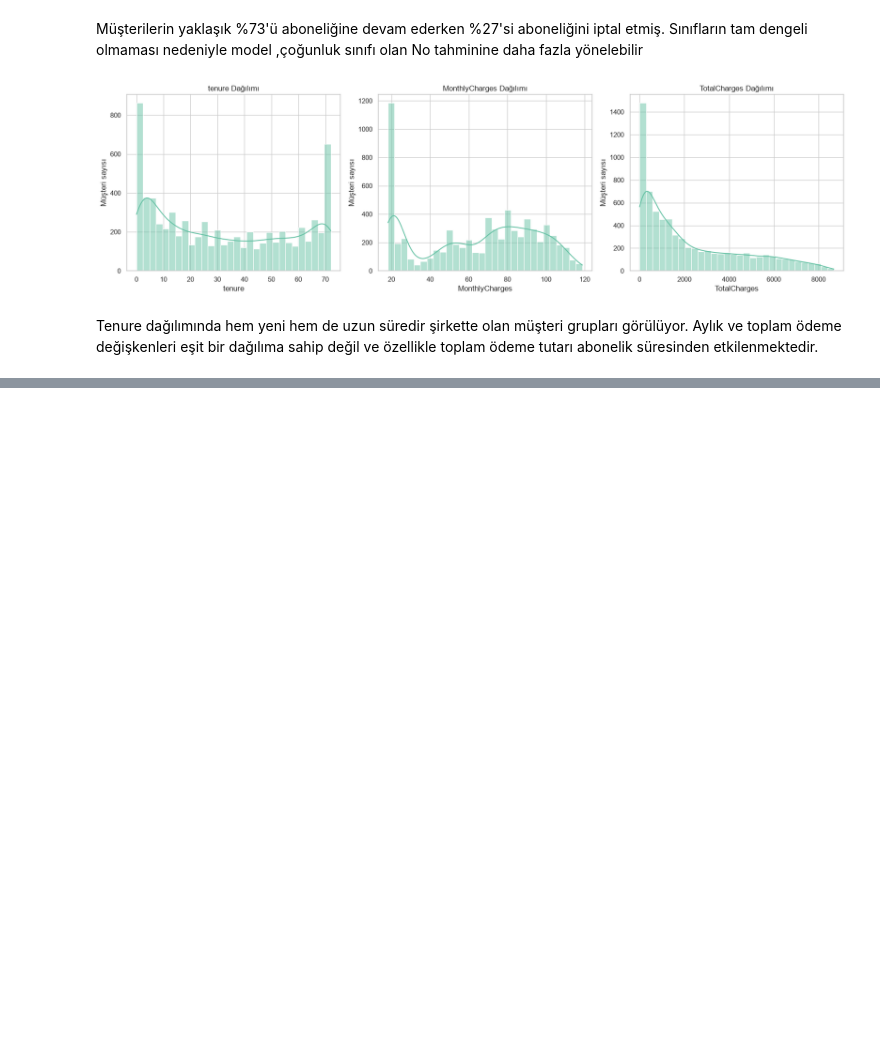
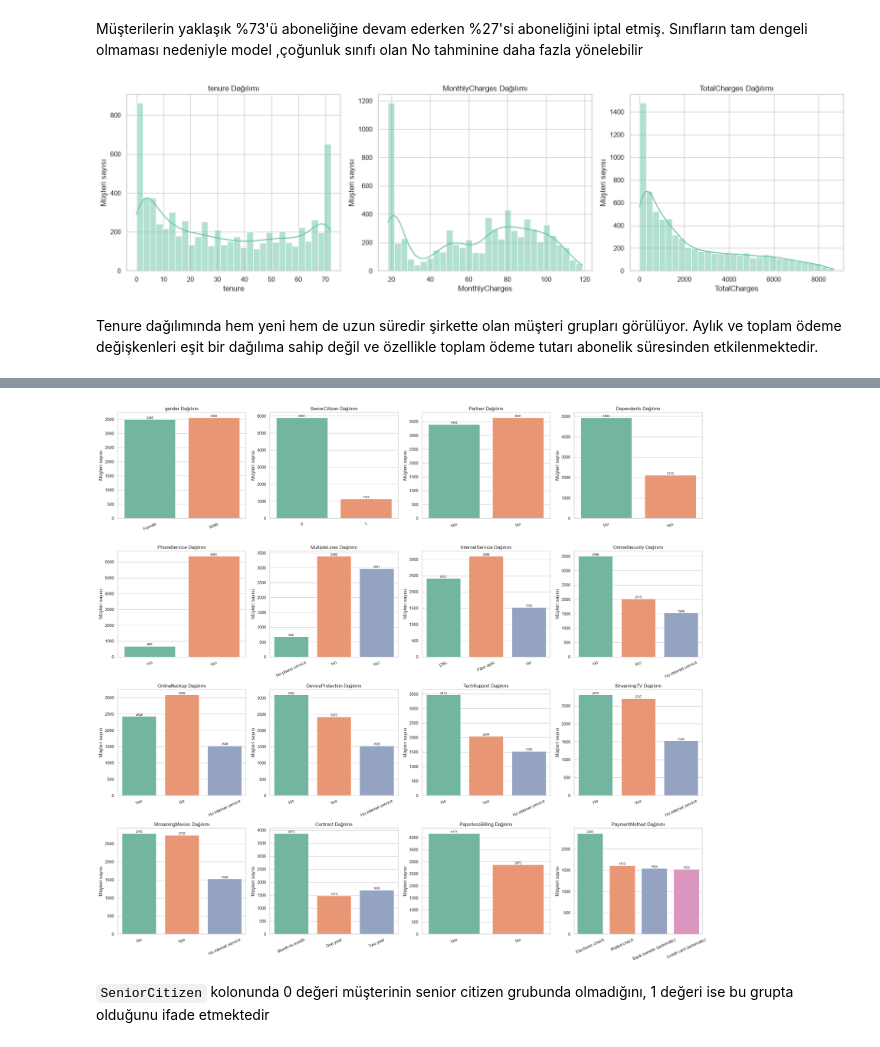
Before and after one commit to bilgekara993/telco-churn-project, a Jupyter notebook: notebooks/02_eda.ipynb, the cells around one changed output, grey strips where cells are left out. Cells and saved outputs as stored; diff of their text form; code cells hidden in the pictures; blank space fills up the shorter version.

```diff
--- a/notebooks/02_eda.ipynb
+++ b/notebooks/02_eda.ipynb
@@ -256,0 +277,48 @@ Tenure dağılımında hem yeni hem de uzun süredir şirkette olan müşteri gr
+# %%
+categorical_columns = [
+    "gender",
+    "SeniorCitizen",
+    "Partner",
+    "Dependents",
+    "PhoneService",
+    "MultipleLines",
+    "InternetService",
+    "OnlineSecurity",
+    "OnlineBackup",
+    "DeviceProtection",
+    "TechSupport",
+    "StreamingTV",
+    "StreamingMovies",
+    "Contract",
+    "PaperlessBilling",
+    "PaymentMethod"
+]
+# %%
+fig, axes = plt.subplots(4, 4, figsize=(22, 20))
+
+axes = axes.flatten()
+
+for column, ax in zip(categorical_columns, axes):
+    sns.countplot(
+        data=df,
+        x=column,
+        hue=column,
+        legend=False,
+        ax=ax
+    )
+
+    ax.set_title(f"{column} Dağılımı")
+    ax.set_xlabel("")
+    ax.set_ylabel("Müşteri sayısı")
+    ax.tick_params(axis="x", rotation=25)
+
+    for container in ax.containers:
+        ax.bar_label(container, fontsize=8)
+
+plt.tight_layout()
+plt.show()
+# %% [output]
+[figure, added]
+# %% [markdown]
+`SeniorCitizen` kolonunda 0 değeri müşterinin senior citizen grubunda
+olmadığını, 1 değeri ise bu grupta olduğunu ifade etmektedir
```
Also changed, not shown: parts of 22 cells of this notebook.
